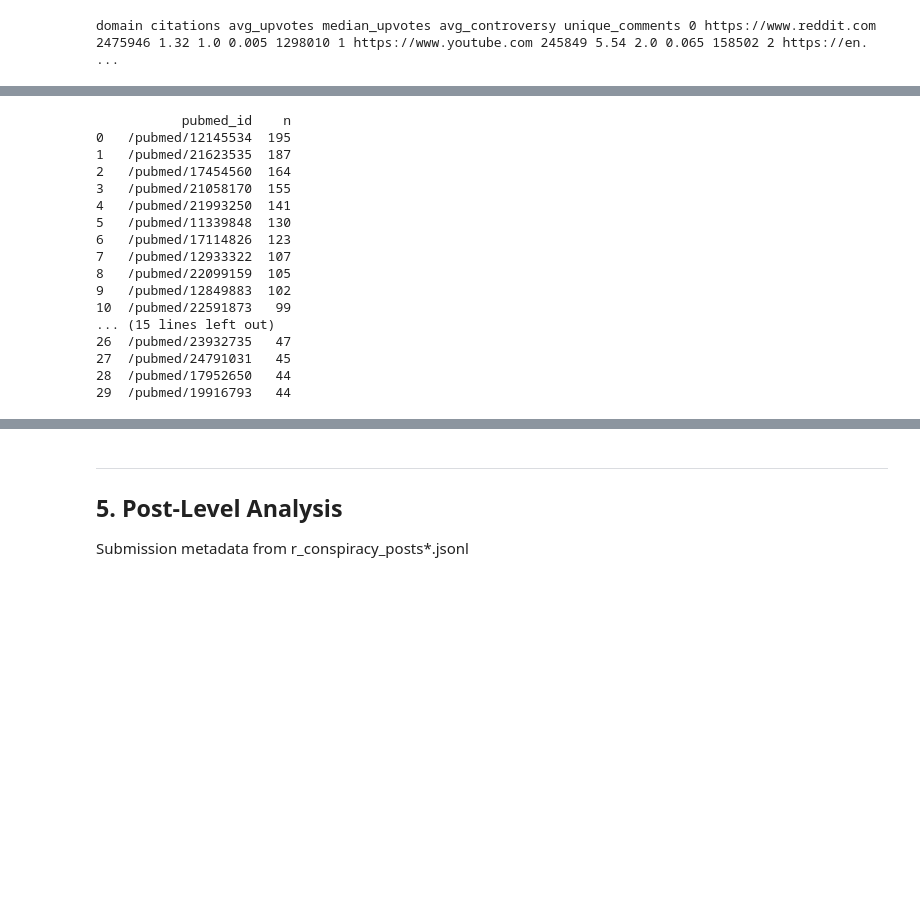
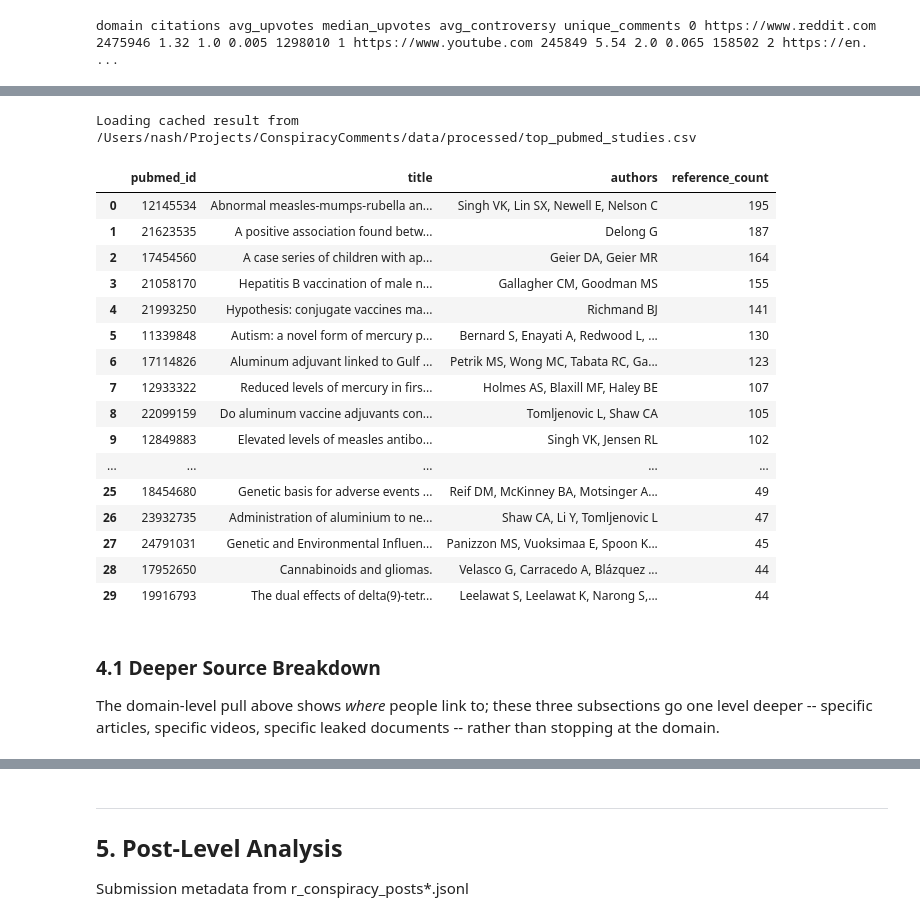
Before and after one commit to humanathema/ConspiracyComments, a Jupyter notebook: ConspiracyMaster_Refactored.ipynb, the cells around one changed output, grey strips where cells are left out. Saved outputs shown, nothing was run; the diff lists cells and outputs as text; code cells hidden in the pictures; blank space fills up the shorter version.

```diff
--- a/ConspiracyMaster_Refactored.ipynb
+++ b/ConspiracyMaster_Refactored.ipynb
@@ -1110,33 +1141,54 @@ wiki_slug n 0 /wiki/Stockholm_syndrome 1733 1 /wiki/Operation_Mockingbird 691 2
 # %%
-print(con.execute(f"""
+pubmed_query = f"""
     SELECT
-        regexp_extract(url, '/pubmed/([0-9]+)') AS pubmed_id,
-        COUNT(*) as n
+        regexp_extract(url, '/pubmed/([0-9]+)', 1) AS pubmed_id,
+        COUNT(*) as reference_count
     FROM (
         SELECT UNNEST(regexp_extract_all(text, 'ncbi[.]nlm[.]nih[.]gov/pubmed/[0-9]+')) AS url
         FROM '{LEXICAL}'
         WHERE text LIKE '%ncbi.nlm.nih.gov/pubmed%'
     )
     WHERE pubmed_id != ''
     GROUP BY pubmed_id
-    ORDER BY n DESC
+    ORDER BY reference_count DESC
     LIMIT 30
-""").df().to_string())
+"""
+
+def _resolve_pubmed_metadata(df):
+    titles, authors = [], []
+    for pmid in df['pubmed_id']:
+        meta = fetch_pubmed_metadata(pmid)
+        titles.append(meta['title'])
+        authors.append(meta['authors'])
+        time.sleep(0.34)  # respect NCBI rate limits
+    df['title'] = titles
+    df['authors'] = authors
+    return df[['pubmed_id', 'title', 'authors', 'reference_count']]
+
+df_pubmed = cached_query_csv(con, BASE + 'top_pubmed_studies.csv', pubmed_query, postprocess=_resolve_pubmed_metadata)
+display(df_pubmed)
 # %% [output]
-           pubmed_id    n
-0   /pubmed/12145534  195
-1   /pubmed/21623535  187
-2   /pubmed/17454560  164
-3   /pubmed/21058170  155
-4   /pubmed/21993250  141
-5   /pubmed/11339848  130
-6   /pubmed/17114826  123
-7   /pubmed/12933322  107
-8   /pubmed/22099159  105
-9   /pubmed/12849883  102
-10  /pubmed/22591873   99
-... (15 lines left out)
-26  /pubmed/23932735   47
-27  /pubmed/24791031   45
-28  /pubmed/17952650   44
-29  /pubmed/19916793   44
+Loading cached result from /Users/nash/Projects/ConspiracyComments/data/processed/top_pubmed_studies.csv
+|  | pubmed_id | title | authors | reference_count |
+| 0 | 12145534 | Abnormal measles-mumps-rubella an... | Singh VK, Lin SX, Newell E, Nelson C | 195 |
+| 1 | 21623535 | A positive association found betw... | Delong G | 187 |
+| 2 | 17454560 | A case series of children with ap... | Geier DA, Geier MR | 164 |
+| 3 | 21058170 | Hepatitis B vaccination of male n... | Gallagher CM, Goodman MS | 155 |
+| 4 | 21993250 | Hypothesis: conjugate vaccines ma... | Richmand BJ | 141 |
+| 5 | 11339848 | Autism: a novel form of mercury p... | Bernard S, Enayati A, Redwood L, ... | 130 |
+| 6 | 17114826 | Aluminum adjuvant linked to Gulf ... | Petrik MS, Wong MC, Tabata RC, Ga... | 123 |
+| 7 | 12933322 | Reduced levels of mercury in firs... | Holmes AS, Blaxill MF, Haley BE | 107 |
+| 8 | 22099159 | Do aluminum vaccine adjuvants con... | Tomljenovic L, Shaw CA | 105 |
+| 9 | 12849883 | Elevated levels of measles antibo... | Singh VK, Jensen RL | 102 |
+| ... | ... | ... | ... | ... |
+| 25 | 18454680 | Genetic basis for adverse events ... | Reif DM, McKinney BA, Motsinger A... | 49 |
+| 26 | 23932735 | Administration of aluminium to ne... | Shaw CA, Li Y, Tomljenovic L | 47 |
+| 27 | 24791031 | Genetic and Environmental Influen... | Panizzon MS, Vuoksimaa E, Spoon K... | 45 |
+| 28 | 17952650 | Cannabinoids and gliomas. | Velasco G, Carracedo A, Blázquez ... | 44 |
+| 29 | 19916793 | The dual effects of delta(9)-tetr... | Leelawat S, Leelawat K, Narong S,... | 44 |
+# %% [markdown]
+### 4.1 Deeper Source Breakdown
+
+The domain-level pull above shows *where* people link to; these three
+subsections go one level deeper -- specific articles, specific videos,
+specific leaked documents -- rather than stopping at the domain.
```
Also changed, not shown: parts of 9 cells of this notebook, 1 other file.
